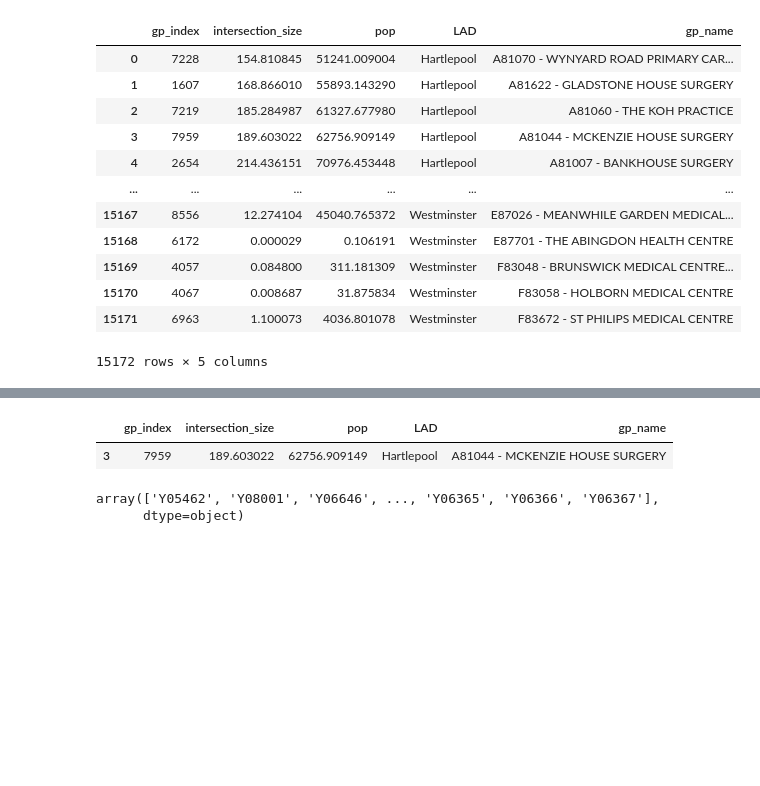
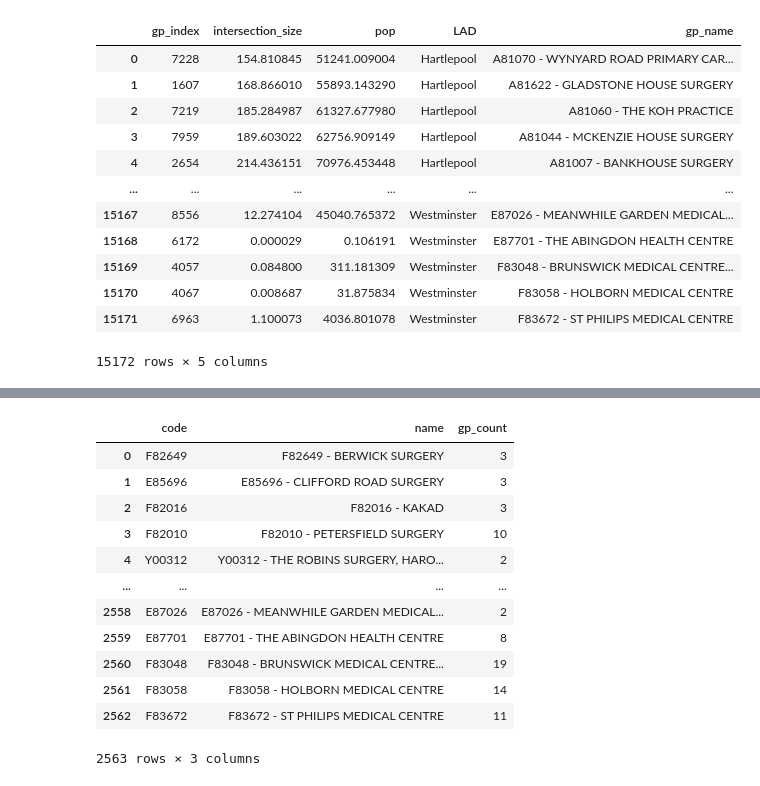
Before and after one commit to Bea-Taylor/DifDem_inequalities, a Jupyter notebook: nbs/core/02c_merge_LAD_QOF.ipynb, the cells around one changed output, grey strips where cells are left out. Saved outputs shown, nothing was run; the diff lists cells and outputs as text; code cells hidden in the pictures; blank space fills up the shorter version.

Commit message:
added function to match GP counts

```diff
--- a/nbs/core/02c_merge_LAD_QOF.ipynb
+++ b/nbs/core/02c_merge_LAD_QOF.ipynb
@@ -144,20 +144,40 @@ df_GP_count.head()
 | 2 | BMI HEALTHCARE | NT400 | BMI BEAUMONT HOSPITAL | OLD HALL CLOUGH, CHORLEY NEW ROAD... | Y06646 | 1 | NaN | ... |
 | 3 | BMI HEALTHCARE | NT400 | BMI BISHOPSWOOD HOSPITAL | RICKMANSWORTH ROAD, NORTHWOOD, MI... | Y06603 | 1 | NaN | ... |
 | 4 | BMI HEALTHCARE | NT400 | BMI CHAUCER HOSPITAL | NACKINGTON ROAD, CANTERBURY, KENT... | Y04413 | 1 | NaN | ... |
-# %%
-df_LAD_GP_pop[df_LAD_GP_pop['gp_name'].str.contains("A81044")]
-# %% [output]
-|  | gp_index | intersection_size | pop | LAD | gp_name |
-| 3 | 7959 | 189.603022 | 62756.909149 | Hartlepool | A81044 - MCKENZIE HOUSE SURGERY |
-# %%
-# Need to finish this tomorrow!
-
-df_LAD_GP_pop['GP_count'] = []
-for gp_codename in df_GP_count['Code.1'].values:
-    codename_match = df_LAD_GP_pop[df_LAD_GP_pop['gp_name'].str.contains(gp_codename)]
-    gp_index = codename_match['gp_index']
-    if len(codename_match) == 1:
-        df_LAD_GP_pop[df_LAD_GP_pop['gp_index']==gp_index]['GP_count'] = df_GP_count
-# %% [output]
-array(['Y05462', 'Y08001', 'Y06646', ..., 'Y06365', 'Y06366', 'Y06367'],
-      dtype=object)
+# %%
+# Match GP count to GP practices we have geographical data for
+
+list_gps = df_LAD_GP_pop['gp_name'].values
+list_gps_codes = [item[0:6] for item in list_gps]
+gp_count_dict = {key: [] for key in ['code', 'name', 'gp_count']}
+
+y=0
+
+for i, code_num in enumerate(list_gps_codes):
+    gp_count_code_str = df_GP_count[df_GP_count['Code.1']==code_num]
+    if len(gp_count_code_str) == 1:
+        gp_count = gp_count_code_str['GP Count'].values[0]
+        gp_count_dict['code'].append(code_num)
+        gp_count_dict['name'].append(list_gps[i])
+        gp_count_dict['gp_count'].append(gp_count)
+    if len(gp_count_code_str) > 1:
+        # This is just to sanity check that there are no duplicated practices
+        y += 1
+
+print(y)
+# %%
+pd.DataFrame.from_dict(gp_count_dict)
+# %% [output]
+|  | code | name | gp_count |
+| 0 | F82649 | F82649 - BERWICK SURGERY | 3 |
+| 1 | E85696 | E85696 - CLIFFORD ROAD SURGERY | 3 |
+| 2 | F82016 | F82016 - KAKAD | 3 |
+| 3 | F82010 | F82010 - PETERSFIELD SURGERY | 10 |
+| 4 | Y00312 | Y00312 - THE ROBINS SURGERY, HARO... | 2 |
+| ... | ... | ... | ... |
+| 2558 | E87026 | E87026 - MEANWHILE GARDEN MEDICAL... | 2 |
+| 2559 | E87701 | E87701 - THE ABINGDON HEALTH CENTRE | 8 |
+| 2560 | F83048 | F83048 - BRUNSWICK MEDICAL CENTRE... | 19 |
+| 2561 | F83058 | F83058 - HOLBORN MEDICAL CENTRE | 14 |
+| 2562 | F83672 | F83672 - ST PHILIPS MEDICAL CENTRE | 11 |
+2563 rows × 3 columns
```
